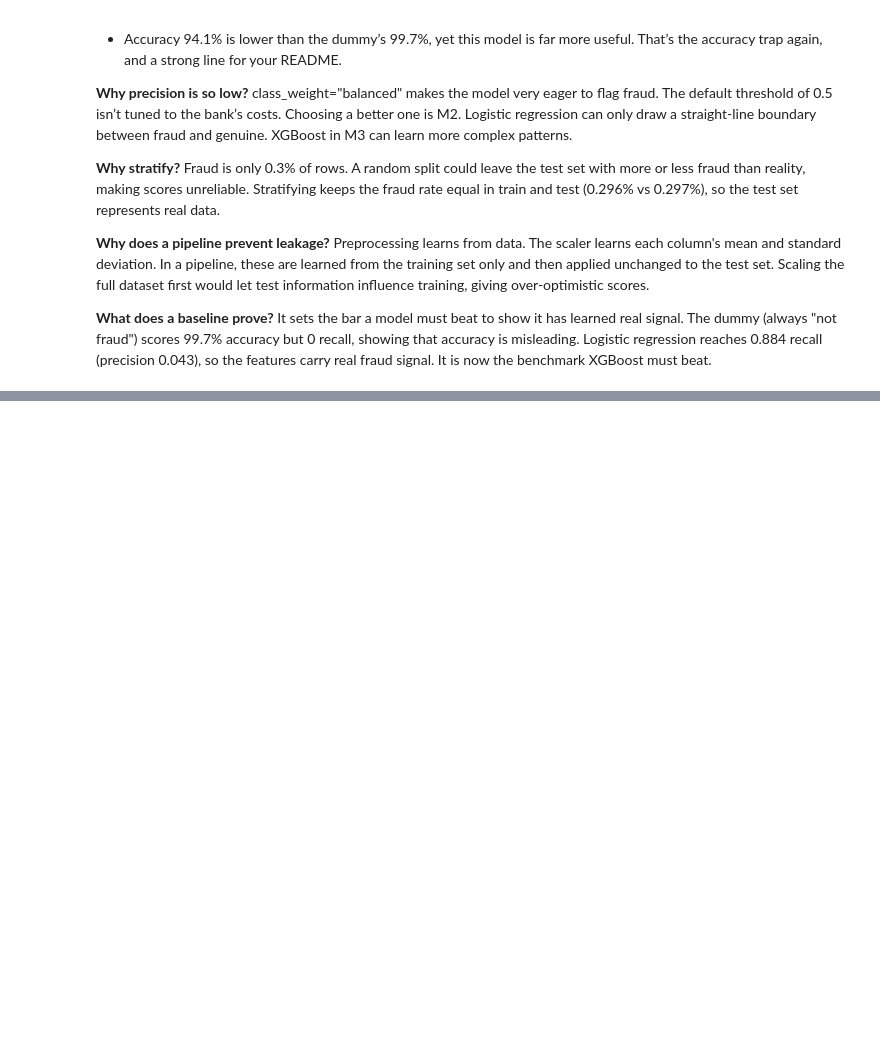
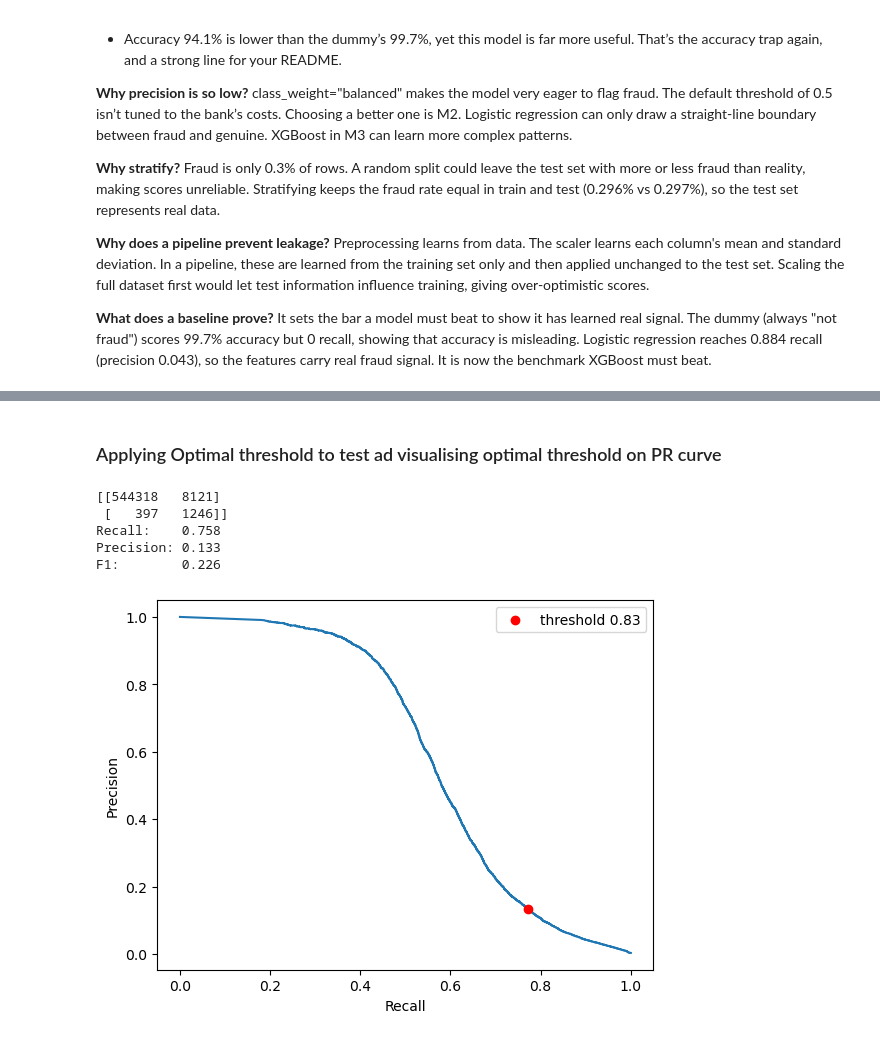
Before and after one commit to Don2896/fraud-detection-paysim, a Jupyter notebook: notebooks/02_baseline.ipynb, the cells around one changed output, grey strips where cells are left out. Cells and saved outputs as stored; diff of their text form; code cells hidden in the pictures; blank space fills up the shorter version.

```diff
--- a/notebooks/02_baseline.ipynb
+++ b/notebooks/02_baseline.ipynb
@@ -122,0 +197,25 @@ It sets the bar a model must beat to show it has learned real signal. The dummy
+# %% [markdown]
+### Applying Optimal threshold to test ad visualising optimal threshold on PR curve
+# %%
+y_pred_tuned = (y_proba_lr >= best_t).astype(int)
+
+print(confusion_matrix(Y_test, y_pred_tuned))
+print(f"Recall:    {recall_score(Y_test, y_pred_tuned):.3f}")
+print(f"Precision: {precision_score(Y_test, y_pred_tuned):.3f}")
+print(f"F1:        {f1_score(Y_test, y_pred_tuned):.3f}")
+# %% [output]
+[[544318   8121]
+ [   397   1246]]
+Recall:    0.758
+Precision: 0.133
+F1:        0.226
+# %%
+idx = np.argmin(np.abs(thresholds - best_t))
+plt.plot(recall, precision)
+plt.scatter(recall[idx], precision[idx], color="red", zorder=3, label=f"threshold {best_t:.2f}")
+plt.xlabel("Recall")
+plt.ylabel("Precision")
+plt.legend()
+plt.show()
+# %% [output]
+[figure, added]
```
Also changed, not shown: parts of 9 cells of this notebook.
